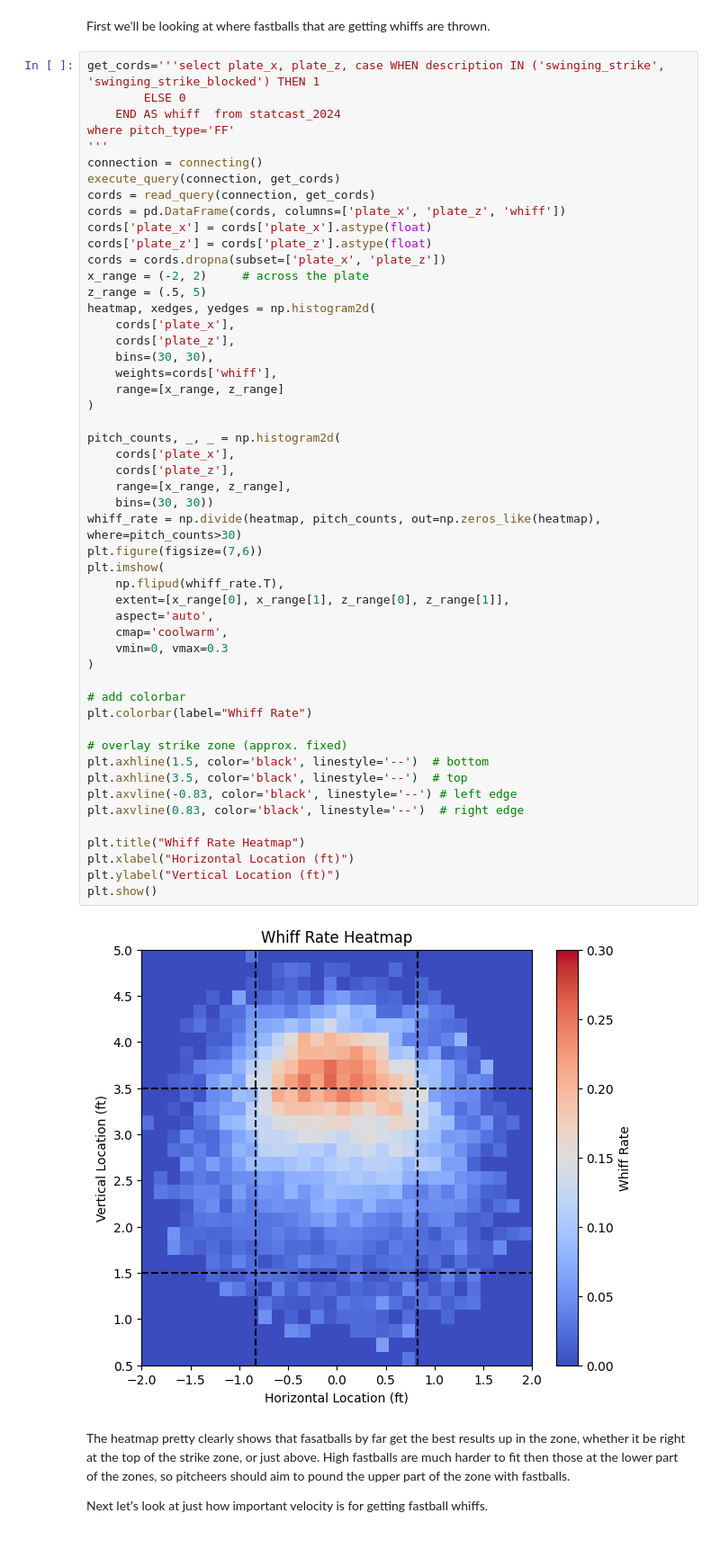
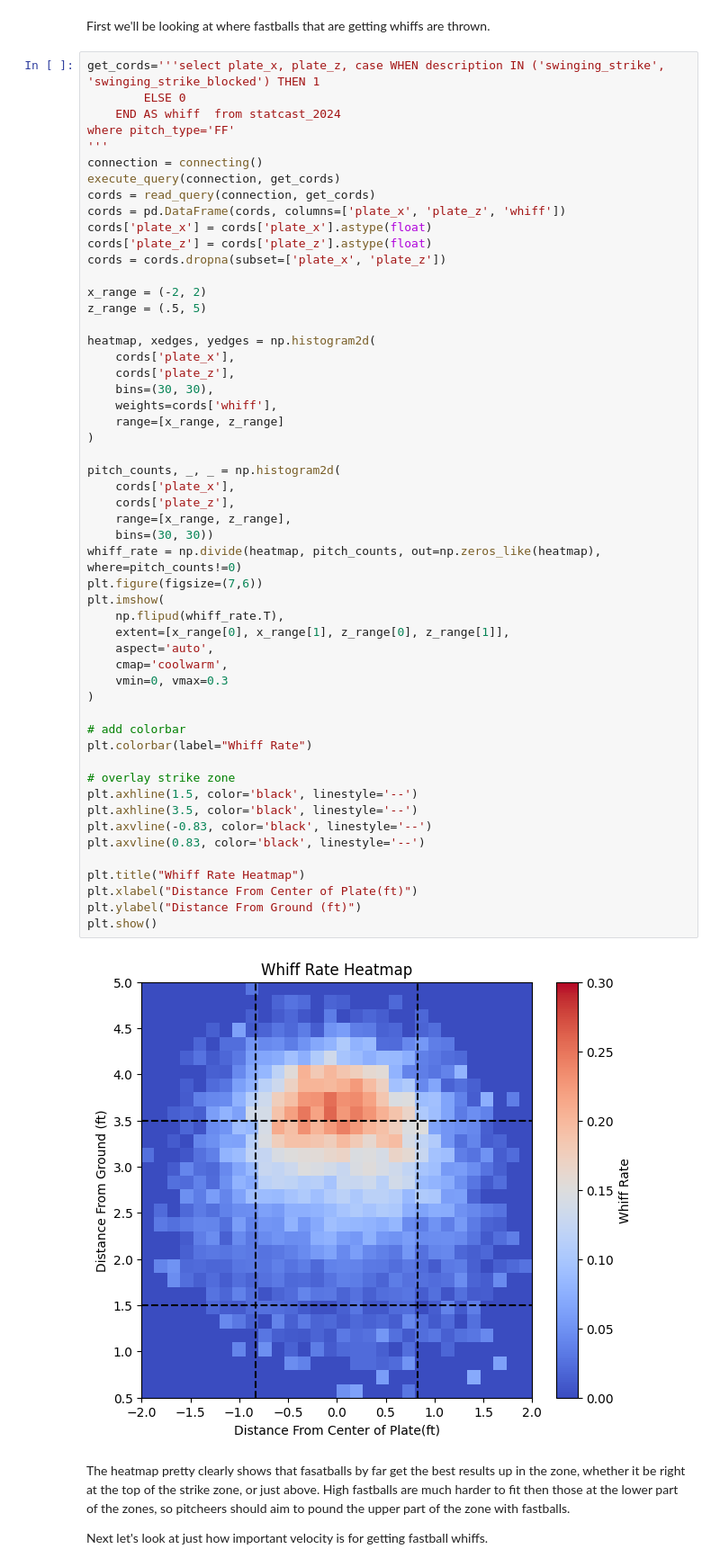
Before and after one commit to Ngilbert0807/Whiff-Analysis, a Jupyter notebook: Main Code/Report.ipynb, the cells around one changed output. Shown at 90% size. Drawn from its saved outputs; the diff is of its cells as text.

```diff
--- a/Main Code/Report.ipynb
+++ b/Main Code/Report.ipynb
@@ -207,46 +207,48 @@ cords = pd.DataFrame(cords, columns=['plate_x', 'plate_z', 'whiff'])
 cords['plate_x'] = cords['plate_x'].astype(float)
 cords['plate_z'] = cords['plate_z'].astype(float)
 cords = cords.dropna(subset=['plate_x', 'plate_z'])
-x_range = (-2, 2)     # across the plate
+
+x_range = (-2, 2)
 z_range = (.5, 5)
+
 heatmap, xedges, yedges = np.histogram2d(
     cords['plate_x'],
     cords['plate_z'],
     bins=(30, 30),
     weights=cords['whiff'],
     range=[x_range, z_range]
 )
 
 pitch_counts, _, _ = np.histogram2d(
     cords['plate_x'],
     cords['plate_z'],
     range=[x_range, z_range],
     bins=(30, 30))
-whiff_rate = np.divide(heatmap, pitch_counts, out=np.zeros_like(heatmap), where=pitch_counts>30)
+whiff_rate = np.divide(heatmap, pitch_counts, out=np.zeros_like(heatmap), where=pitch_counts!=0)
 plt.figure(figsize=(7,6))
 plt.imshow(
     np.flipud(whiff_rate.T),
     extent=[x_range[0], x_range[1], z_range[0], z_range[1]],
     aspect='auto',
     cmap='coolwarm',
     vmin=0, vmax=0.3
 )
 
 # add colorbar
 plt.colorbar(label="Whiff Rate")
 
-# overlay strike zone (approx. fixed)
-plt.axhline(1.5, color='black', linestyle='--')  # bottom
-plt.axhline(3.5, color='black', linestyle='--')  # top
-plt.axvline(-0.83, color='black', linestyle='--') # left edge
-plt.axvline(0.83, color='black', linestyle='--')  # right edge
+# overlay strike zone
+plt.axhline(1.5, color='black', linestyle='--')
+plt.axhline(3.5, color='black', linestyle='--')
+plt.axvline(-0.83, color='black', linestyle='--')
+plt.axvline(0.83, color='black', linestyle='--')
 
 plt.title("Whiff Rate Heatmap")
-plt.xlabel("Horizontal Location (ft)")
-plt.ylabel("Vertical Location (ft)")
+plt.xlabel("Distance From Center of Plate(ft)")
+plt.ylabel("Distance From Ground (ft)")
 plt.show()
 # %% [output]
-[figure, old version]
+[figure, new version]
 # %% [markdown]
 The heatmap pretty clearly shows that fasatballs by far get the best results up in the zone, whether it be right at the top of the strike zone, or just above. High fastballs are much harder to fit then those at the lower part of the zones, so pitcheers should aim to pound the upper part of the zone with fastballs.
 
```
